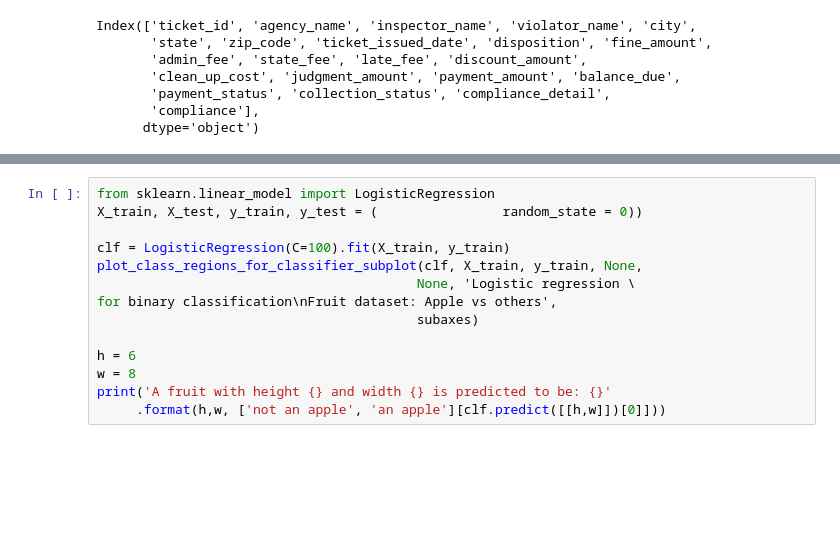
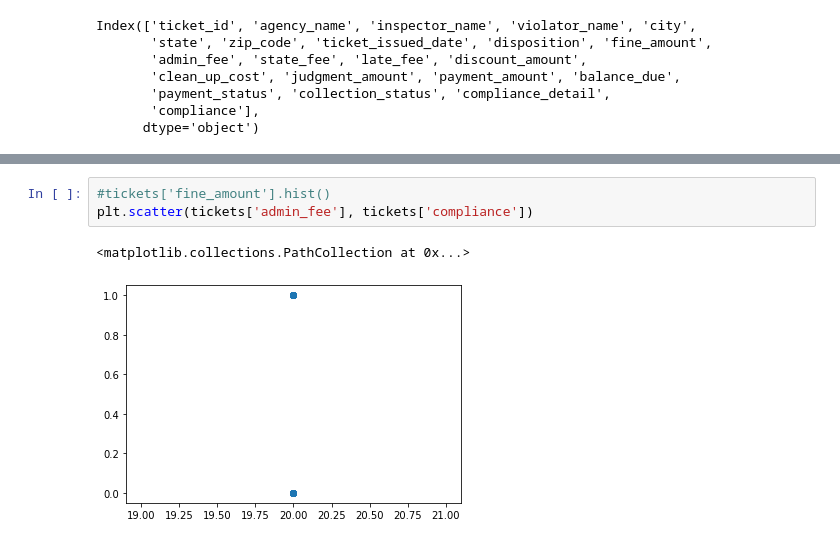
Before and after one commit to syedmeesamali/CourseraPlus, a Jupyter notebook: 4_Applied ML with Python/Course/Week-4/Final_checks.ipynb, the cells around one changed output, grey strips where cells are left out. Drawn from its saved outputs; the diff is of its cells as text; blank space fills up the shorter version.

Commit message:
Some data review and pre-preparation for the final assignment model

```diff
--- a/4_Applied ML with Python/Course/Week-4/Final_checks.ipynb
+++ b/4_Applied ML with Python/Course/Week-4/Final_checks.ipynb
@@ -62,17 +81,9 @@ tickets.describe()
 | 50% | 152597.500000 | 250.000000 | 20.000000 | 10.000000 | 10.000000 | 0.000000 | 0.0 | ... |
 | 75% | 219888.750000 | 250.000000 | 20.000000 | 10.000000 | 25.000000 | 0.000000 | 0.0 | ... |
 | max | 366178.000000 | 10000.000000 | 20.000000 | 10.000000 | 1000.000000 | 350.000000 | 0.0 | ... |
-# %%
-from sklearn.linear_model import LogisticRegression
-X_train, X_test, y_train, y_test = (                random_state = 0))
-
-clf = LogisticRegression(C=100).fit(X_train, y_train)
-plot_class_regions_for_classifier_subplot(clf, X_train, y_train, None,
-                                         None, 'Logistic regression \
-for binary classification\nFruit dataset: Apple vs others',
-                                         subaxes)
-
-h = 6
-w = 8
-print('A fruit with height {} and width {} is predicted to be: {}'
-     .format(h,w, ['not an apple', 'an apple'][clf.predict([[h,w]])[0]]))
+# %%
+#tickets['fine_amount'].hist()
+plt.scatter(tickets['admin_fee'], tickets['compliance'])
+# %% [output]
+<matplotlib.collections.PathCollection at 0x...>
+[figure, added]
```
Also changed, not shown: parts of 7 cells of this notebook.
